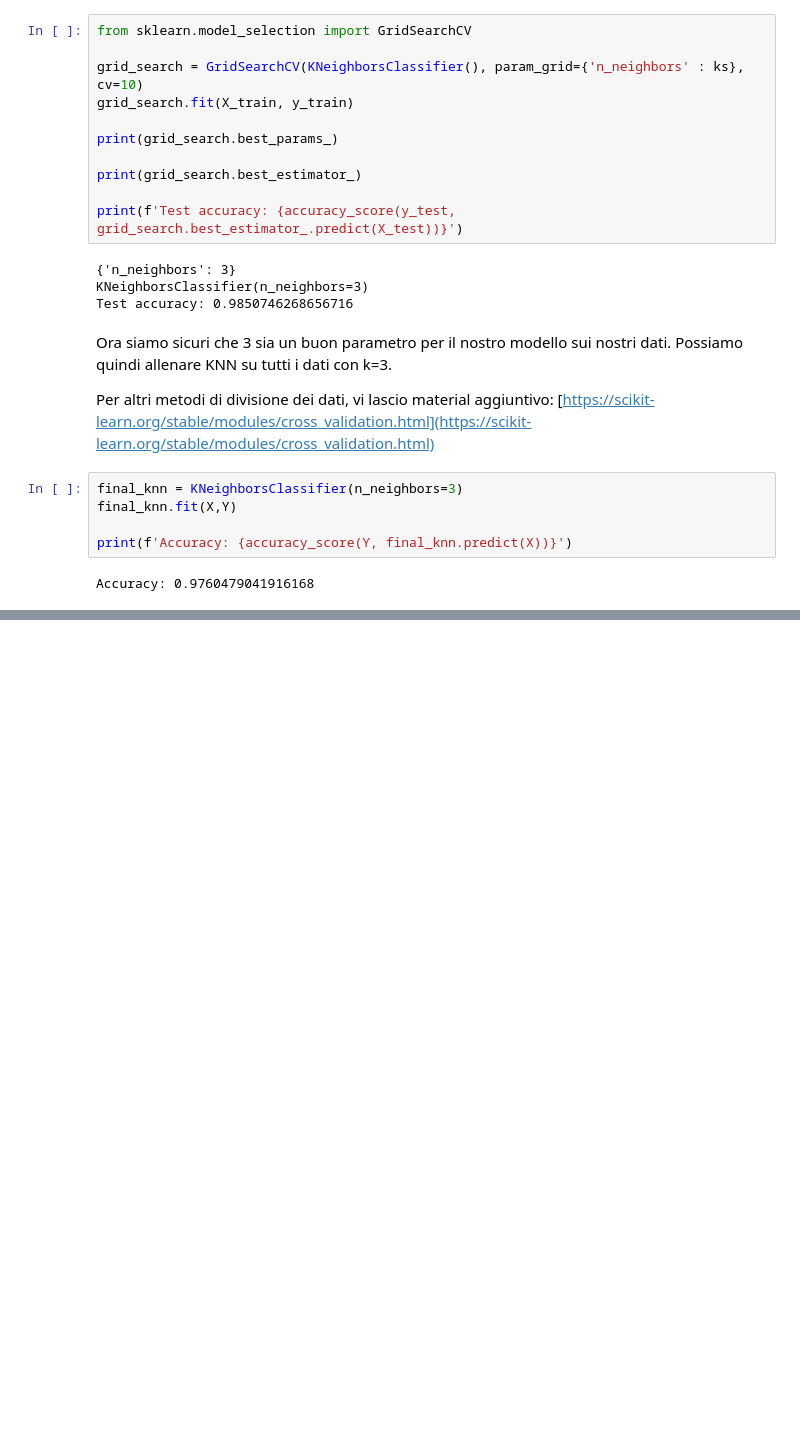
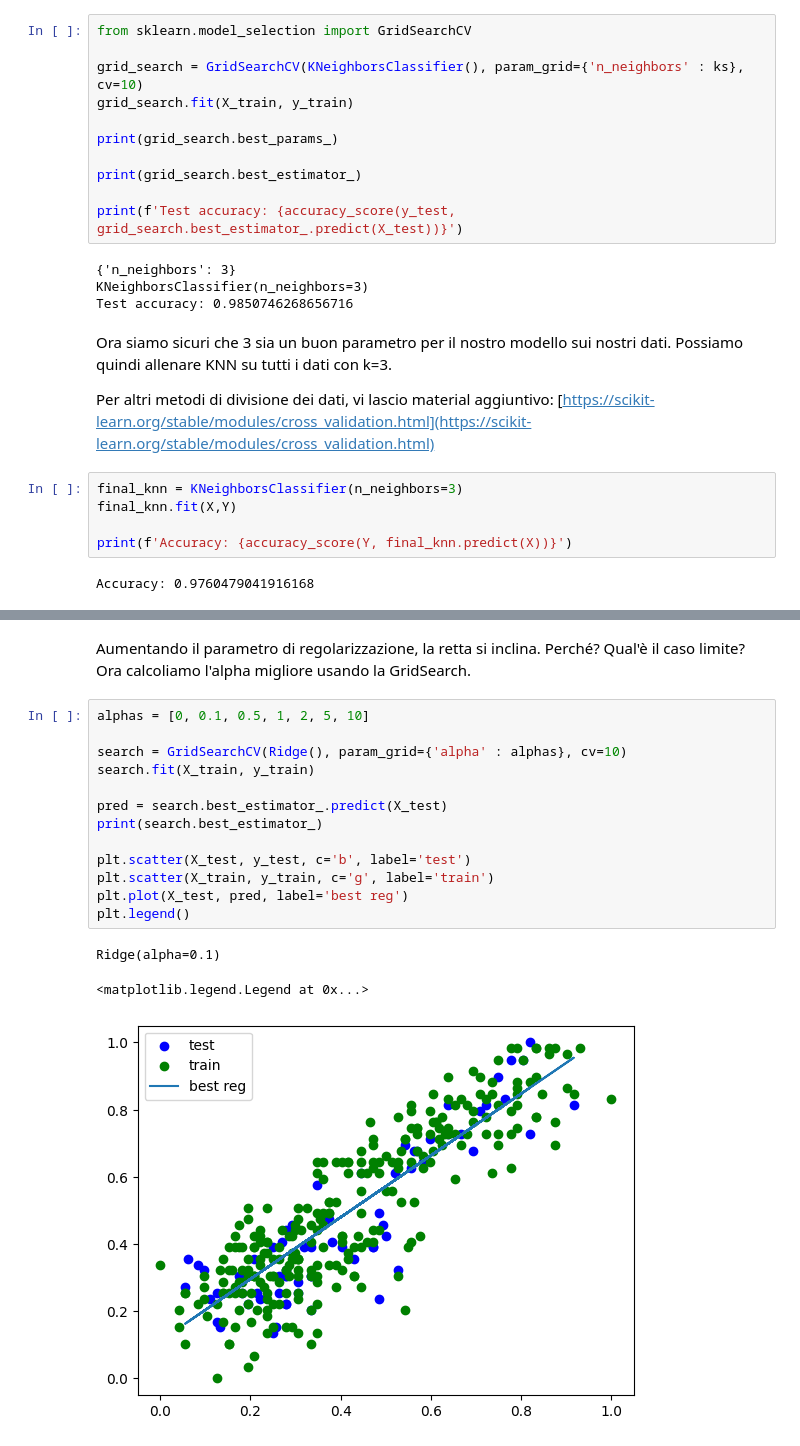
Before and after one commit to zangobot/BusinessAnalytics_TeachingMaterial, a Jupyter notebook: Esercitazione 3 - Validazione e Regolarizzazione.ipynb, the cells around one changed output, grey strips where cells are left out. Saved outputs shown, nothing was run; the diff lists cells and outputs as text; blank space fills up the shorter version.

```diff
--- a/Esercitazione 3 - Validazione e Regolarizzazione.ipynb
+++ b/Esercitazione 3 - Validazione e Regolarizzazione.ipynb
@@ -178,0 +261,21 @@ Accuracy: 0.9760479041916168
+# %% [markdown]
+Aumentando il parametro di regolarizzazione, la retta si inclina.
+Perché? Qual'è il caso limite?
+Ora calcoliamo l'alpha migliore usando la GridSearch.
+# %%
+alphas = [0, 0.1, 0.5, 1, 2, 5, 10]
+
+search = GridSearchCV(Ridge(), param_grid={'alpha' : alphas}, cv=10)
+search.fit(X_train, y_train)
+
+pred = search.best_estimator_.predict(X_test)
+print(search.best_estimator_)
+
+plt.scatter(X_test, y_test, c='b', label='test')
+plt.scatter(X_train, y_train, c='g', label='train')
+plt.plot(X_test, pred, label='best reg')
+plt.legend()
+# %% [output]
+Ridge(alpha=0.1)
+<matplotlib.legend.Legend at 0x...>
+[figure, added]
```
Also changed, not shown: parts of 10 cells of this notebook.
